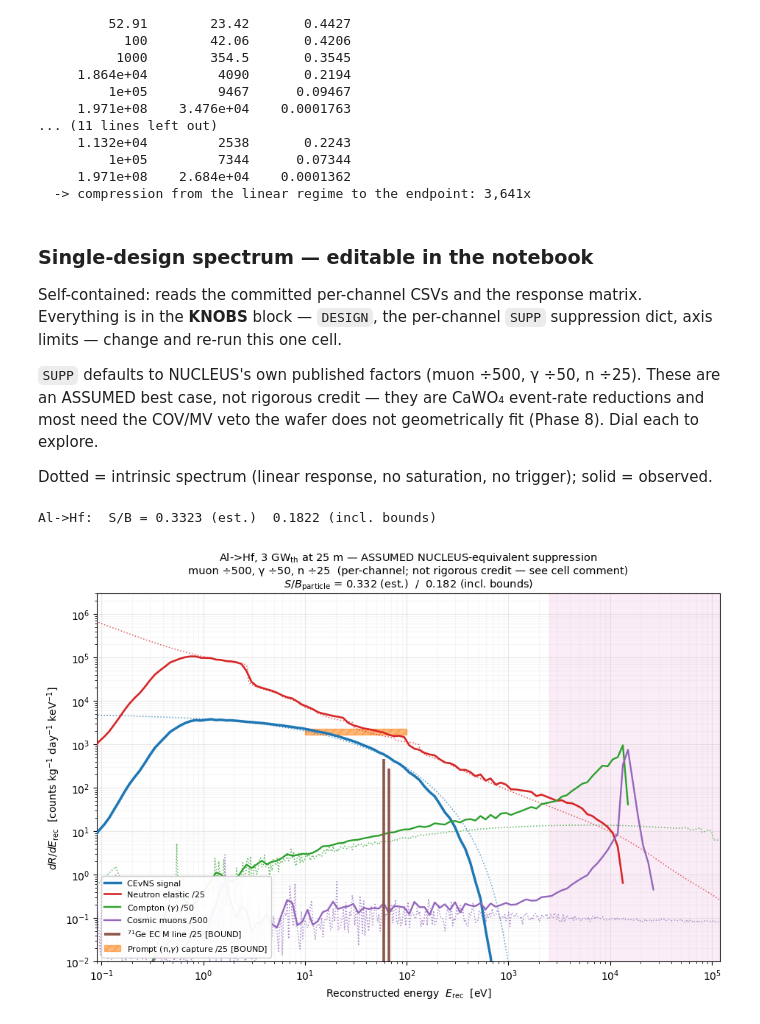
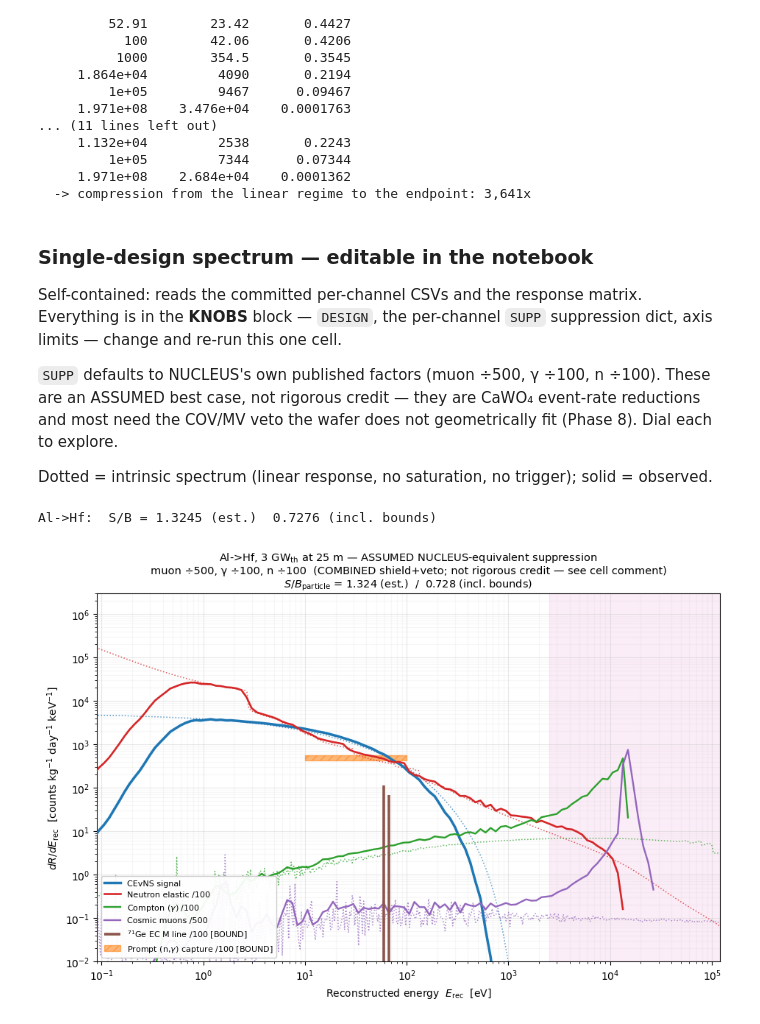
Before and after one commit to WashU-Astroparticle-Lab/qpd_potential, a Jupyter notebook: notebooks/paper_calculations.ipynb, the cells around one changed output. Saved outputs shown, nothing was run; the diff lists cells and outputs as text; code cells hidden in the pictures.

```diff
--- a/notebooks/paper_calculations.ipynb
+++ b/notebooks/paper_calculations.ipynb
@@ -587,7 +587,7 @@ Self-contained: reads the committed per-channel CSVs and the response matrix. Ev
 the **KNOBS** block — `DESIGN`, the per-channel `SUPP` suppression dict, axis limits — change and
 re-run this one cell.
 
-`SUPP` defaults to NUCLEUS's own published factors (muon ÷500, γ ÷50, n ÷25). These are an
+`SUPP` defaults to NUCLEUS's own published factors (muon ÷500, γ ÷100, n ÷100). These are an
 ASSUMED best case, not rigorous credit — they are CaWO₄ event-rate reductions and most need the
 COV/MV veto the wafer does not geometrically fit (Phase 8). Dial each to explore.
 
@@ -610,10 +610,13 @@ DESIGN = "Al->Hf"     # "Al->Hf" or "Ta->Al"
 # decision: the factors are CaWO4 event-rate reductions and most need the COV/MV
 # veto the wafer does not geometrically fit. Premise: a real experiment builds a
 # shield/veto of similar performance. Dial each freely.
-#   muon /500 = MV+COV >99.8% muon-induced ; compton /50 = 5 cm Pb ;
-#   neutron /25 = 4 cm B4C (~5) x COV (~5). Neutron factor also drives the
-#   prompt-capture and 71Ge-EC bounds (same incident fluence).
-SUPP = {"cevns": 1.0, "muon": 500.0, "compton": 50.0, "neutron": 25.0}
+#   These are NUCLEUS COMBINED shield+veto reductions (their Fig. 8, both
+#   passive shielding and vetoes stacked): muon /500 = MV+COV >99.8% ;
+#   neutron /100 = passive shield (Pb+HDPE+B4C) x COV, the paper's "> 2 orders
+#   of magnitude, residual dominated by neutrons" ; compton /100 = Pb ~50 x COV
+#   (essential but unquantified; gamma is negligible in the RoI anyway).
+#   The neutron factor also drives the prompt-capture and 71Ge-EC bounds.
+SUPP = {"cevns": 1.0, "muon": 500.0, "compton": 100.0, "neutron": 100.0}
 XLIM = (0.09, 1.2e5)   # eV_rec
 YLIM = (1e-2, 3e6)
 SHOW_UNSAT = True      # dotted = intrinsic spectrum (linear response, no saturation, no trigger)
@@ -683,33 +686,33 @@ fig, ax = plt.subplots(figsize=(9.5, 6.4))
 for ch in CH:
     f = SUPP[ch["k"]]
     if SHOW_UNSAT:
         Ed, yd = unsat(ch["k"]); yd = yd/f; m = np.isfinite(yd) & (yd>0)
         ax.loglog(Ed[m], yd[m], color=ch["col"], lw=1.1, ls=":", alpha=0.75, zorder=3)
     r = _rows(ch["f"]); E = _c(r, ch["ecol"]); y = _c(r, ch["ycol"])/f; m = y>0
     ax.loglog(E[m]*1e3, y[m], color=ch["col"], lw=ch["lw"], label=ch["lab"], zorder=5)
 
 # 71Ge EC M line (discrete, a bound at saturation) -- neutron factor
 r = _rows(f"ge71_ec_dRdErec_{TAG}.csv"); E=_c(r,"E_rec_keV"); y=_c(r,"dRdErec_bound"); m=y>0
 if m.any(): ax.vlines(E[m]*1e3, 1e-6, y[m]/SUPP["neutron"], color="#8c564b", lw=2.6,
                       label=f"$^{{71}}$Ge EC M line /{SUPP['neutron']:.0f} [BOUND]", zorder=6)
 # prompt (n,gamma) capture: integrated bound only, no spectral shape -- neutron factor
 lvl = CAPTURE_BOUND/SUPP["neutron"]/(ROI_HI-ROI_LO)
 ax.fill_between([ROI_LO*1e3, ROI_HI*1e3], lvl*0.86, lvl*1.16, color="#ff7f0e", alpha=0.55,
                 hatch="///", edgecolor="#ff7f0e", zorder=2,
                 label=f"Prompt (n,$\\gamma$) capture /{SUPP['neutron']:.0f} [BOUND]")
 ax.axvspan(to_rec(plat_dep), XLIM[1], color="#e377c2", alpha=0.13, zorder=0)  # bandwidth-saturated band
 
 ax.set_xlim(*XLIM); ax.set_ylim(*YLIM)
 ax.set_xlabel(r"Reconstructed energy  $E_{\rm rec}$  [eV]")
 ax.set_ylabel(r"$dR/dE_{\rm rec}$  [counts kg$^{-1}$ day$^{-1}$ keV$^{-1}$]")
 ax.set_title(f"{DESIGN}, 3 GW$_{{\\rm th}}$ at 25 m — ASSUMED NUCLEUS-equivalent suppression\n"
              f"muon ÷{SUPP['muon']:.0f}, γ ÷{SUPP['compton']:.0f}, n ÷{SUPP['neutron']:.0f}"
-             "  (per-channel; not rigorous credit — see cell comment)\n"
+             "  (COMBINED shield+veto; not rigorous credit — see cell comment)\n"
              f"$S/B_{{\\rm particle}}$ = {sb_est:.3f} (est.)  /  {sb_bnd:.3f} (incl. bounds)", fontsize=10.5)
 ax.grid(True, which="major", alpha=0.28); ax.grid(True, which="minor", alpha=0.09)
 ax.legend(loc="lower left", fontsize=8, framealpha=0.94)
 fig.tight_layout()
 print(f"{DESIGN}:  S/B = {sb_est:.4f} (est.)  {sb_bnd:.4f} (incl. bounds)")
 # %% [output]
-Al->Hf:  S/B = 0.3323 (est.)  0.1822 (incl. bounds)
+Al->Hf:  S/B = 1.3245 (est.)  0.7276 (incl. bounds)
-[figure, old version]
+[figure, new version]
```
Also changed, not shown: parts of 1 cell of this notebook, 3 other files.
